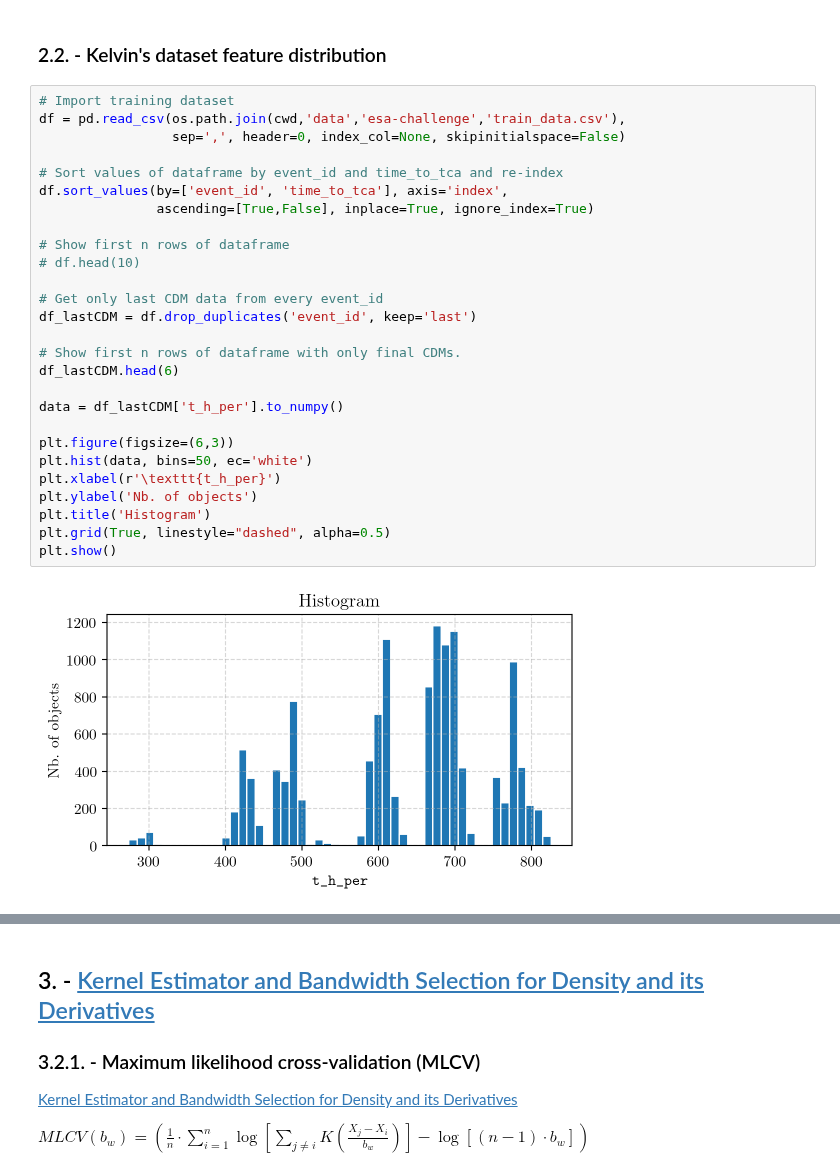
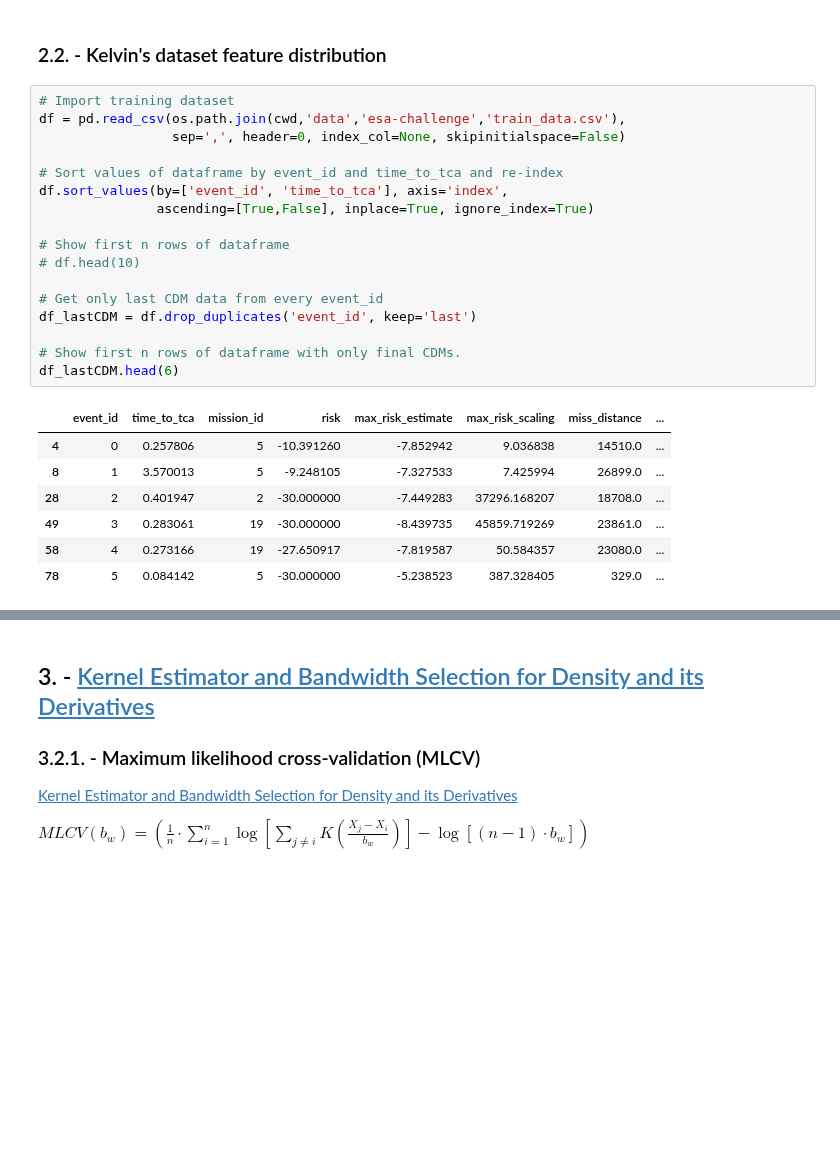
Before and after one commit to JJavierRosales/scapy, a Jupyter notebook: notebooks/kde_bandwidth_selection.ipynb, the cells around one changed output, grey strips where cells are left out. Drawn from its saved outputs; the diff is of its cells as text; blank space fills up the shorter version.

```diff
--- a/notebooks/kde_bandwidth_selection.ipynb
+++ b/notebooks/kde_bandwidth_selection.ipynb
@@ -124,32 +46,28 @@ plt.show()
 # %%
 # Import training dataset
 df = pd.read_csv(os.path.join(cwd,'data','esa-challenge','train_data.csv'),
                  sep=',', header=0, index_col=None, skipinitialspace=False)
 
 # Sort values of dataframe by event_id and time_to_tca and re-index
 df.sort_values(by=['event_id', 'time_to_tca'], axis='index',
                ascending=[True,False], inplace=True, ignore_index=True)
 
 # Show first n rows of dataframe
 # df.head(10)
 
 # Get only last CDM data from every event_id
 df_lastCDM = df.drop_duplicates('event_id', keep='last')
 
 # Show first n rows of dataframe with only final CDMs.
 df_lastCDM.head(6)
-
-data = df_lastCDM['t_h_per'].to_numpy()
-
-plt.figure(figsize=(6,3))
-plt.hist(data, bins=50, ec='white')
-plt.xlabel(r'\texttt{t_h_per}')
-plt.ylabel('Nb. of objects')
-plt.title('Histogram')
-plt.grid(True, linestyle="dashed", alpha=0.5)
-plt.show()
 # %% [output]
-[figure, removed]
+|  | event_id | time_to_tca | mission_id | risk | max_risk_estimate | max_risk_scaling | miss_distance | ... |
+| 4 | 0 | 0.257806 | 5 | -10.391260 | -7.852942 | 9.036838 | 14510.0 | ... |
+| 8 | 1 | 3.570013 | 5 | -9.248105 | -7.327533 | 7.425994 | 26899.0 | ... |
+| 28 | 2 | 0.401947 | 2 | -30.000000 | -7.449283 | 37296.168207 | 18708.0 | ... |
+| 49 | 3 | 0.283061 | 19 | -30.000000 | -8.439735 | 45859.719269 | 23861.0 | ... |
+| 58 | 4 | 0.273166 | 19 | -27.650917 | -7.819587 | 50.584357 | 23080.0 | ... |
+| 78 | 5 | 0.084142 | 5 | -30.000000 | -5.238523 | 387.328405 | 329.0 | ... |
 # %%
 # data = sample
 data = df_lastCDM['t_h_per'].to_numpy()
```
Also changed, not shown: parts of 11 cells of this notebook.
